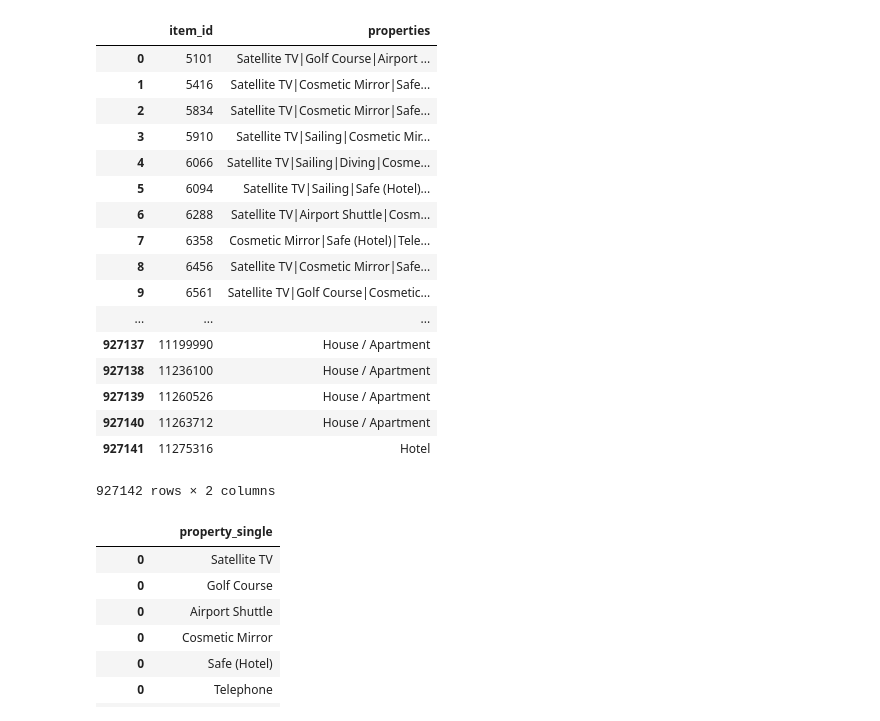
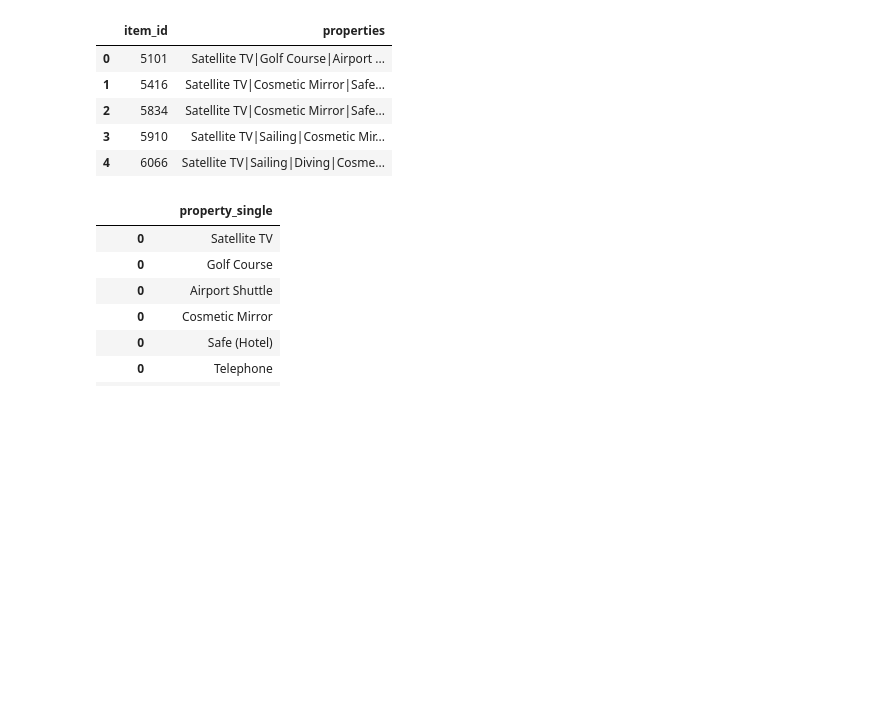
Before and after one commit to sooah/trivago_RecSys_Challenge_2019, a Jupyter notebook: property_onehot.ipynb, the cells around one changed output. Drawn from its saved outputs; the diff is of its cells as text; code cells hidden in the pictures; blank space fills up the shorter version.

```diff
--- a/property_onehot.ipynb
+++ b/property_onehot.ipynb
@@ -4,26 +4,14 @@ import numpy as np
 import pandas as pd
 # %%
 meta = pd.read_csv('item_metadata.csv')
-meta
+meta.head()
 # %% [output]
 |  | item_id | properties |
 | 0 | 5101 | Satellite TV|Golf Course|Airport ... |
 | 1 | 5416 | Satellite TV|Cosmetic Mirror|Safe... |
 | 2 | 5834 | Satellite TV|Cosmetic Mirror|Safe... |
 | 3 | 5910 | Satellite TV|Sailing|Cosmetic Mir... |
 | 4 | 6066 | Satellite TV|Sailing|Diving|Cosme... |
-| 5 | 6094 | Satellite TV|Sailing|Safe (Hotel)... |
-| 6 | 6288 | Satellite TV|Airport Shuttle|Cosm... |
-| 7 | 6358 | Cosmetic Mirror|Safe (Hotel)|Tele... |
-| 8 | 6456 | Satellite TV|Cosmetic Mirror|Safe... |
-| 9 | 6561 | Satellite TV|Golf Course|Cosmetic... |
-| ... | ... | ... |
-| 927137 | 11199990 | House / Apartment |
-| 927138 | 11236100 | House / Apartment |
-| 927139 | 11260526 | House / Apartment |
-| 927140 | 11263712 | House / Apartment |
-| 927141 | 11275316 | Hotel |
-927142 rows × 2 columns
 # %%
 pro = pd.DataFrame(meta.properties)
 split = pro.properties.str.split('|')
```
Also changed, not shown: parts of 2 cells of this notebook.
